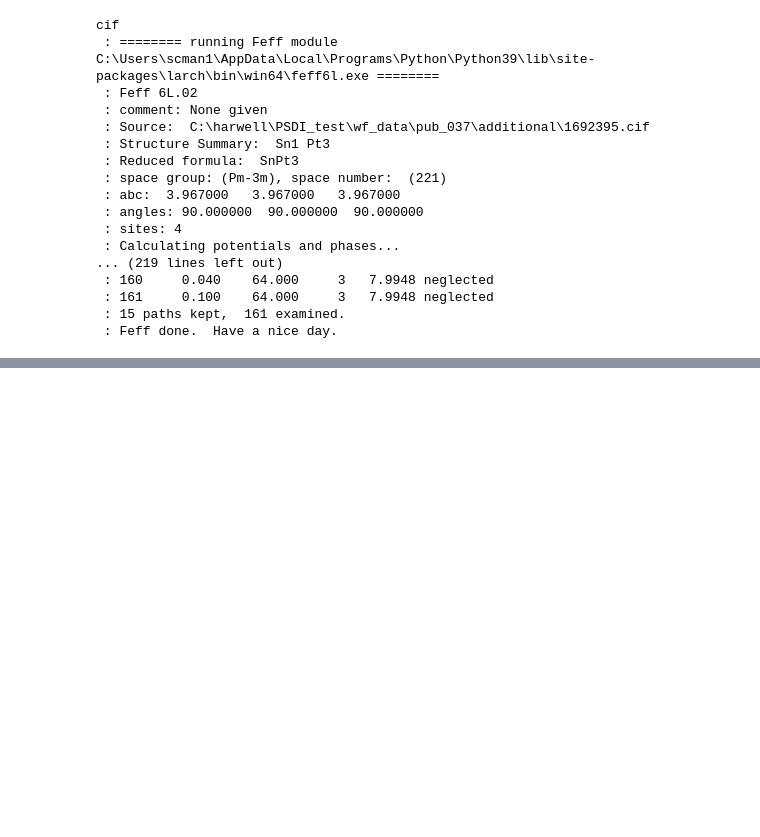
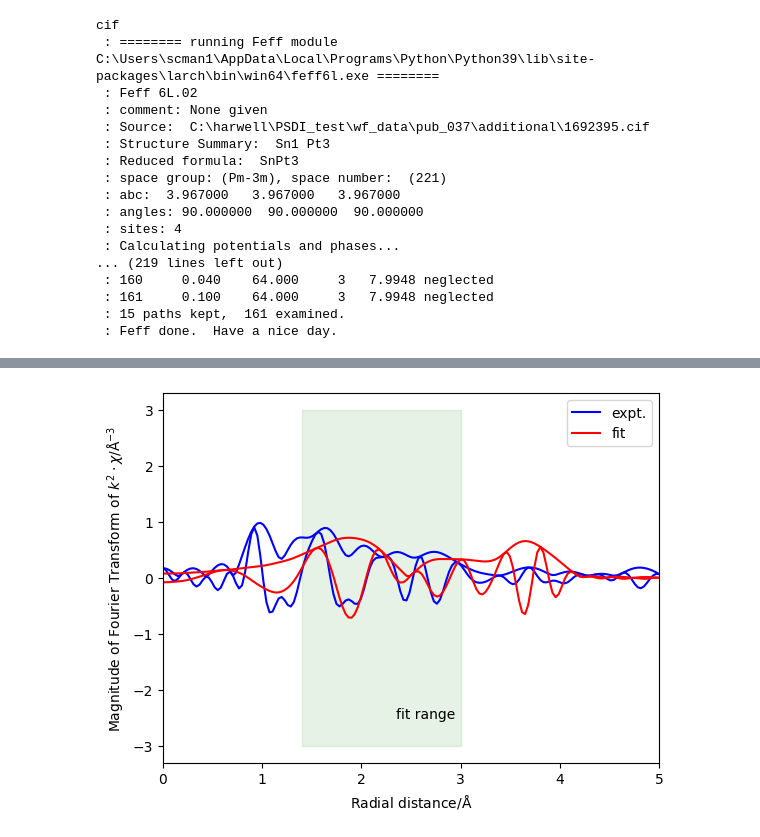
Before and after one commit to UK-Catalysis-Hub/XAS-Workflow-Demo, a Jupyter notebook: larch_workflow/Reproduce XAS Paper 01.ipynb, the cells around one changed output, grey strips where cells are left out. Cells and saved outputs as stored; diff of their text form; code cells hidden in the pictures; blank space fills up the shorter version.

```diff
--- a/larch_workflow/Reproduce XAS Paper 01.ipynb
+++ b/larch_workflow/Reproduce XAS Paper 01.ipynb
@@ -343,0 +327,9 @@ KeyError: 'Ar Rebinned'
+# %%
+from larch import Interpreter
+session = Interpreter()
+# read save parameters from input gds file
+gds = fit_manager.read_gds(gds_parms_f, session)
+# show gsd group parameters in a spreadsheet
+this_sheet = fit_manager.show_gds(gds)
+# save gsd group parameters in a csv file
+fit_manager.save_gds(gds, gds_parms_f)
@@ -343,0 +339,5 @@ KeyError: 'Ar Rebinned'
+# %%
+#read the gds data and save it to the csv file
+gds = fit_manager.spreadsheet_to_gds(this_sheet, session)
+# save gsd group parameters in a csv file
+fit_manager.save_gds(gds, gds_parms_f)
@@ -343,0 +388,3 @@ KeyError: 'Ar Rebinned'
+# %%
+fit_manager.save_selected_paths_list(sp_sheet, sel_paths_f)
+selected_paths = fit_manager.read_selected_paths_list(sel_paths_f, session)
@@ -343,0 +399,8 @@ KeyError: 'Ar Rebinned'
+# %%
+# run fit
+trans, dset, out = fit_manager.run_fit(athena_groups[1], gds, selected_paths, fit_vars, session)
+# %%
+rmr_p = fit_manager.plot_rmr(dset,fit_vars['rmin'],fit_vars['rmax'])
+rmr_p.show()
+# %% [output]
+[figure, added]
```
Also changed, not shown: parts of 16 cells of this notebook, 4 other files.
